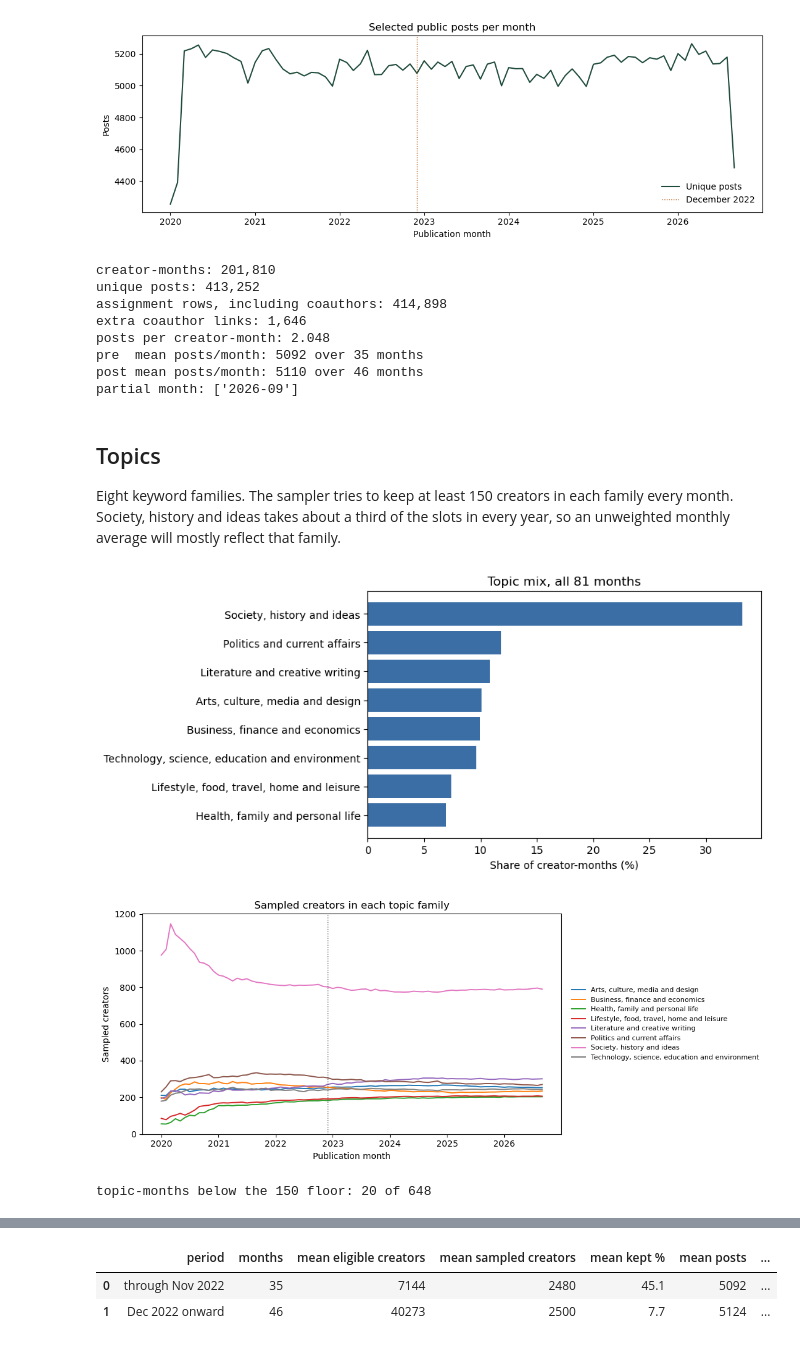
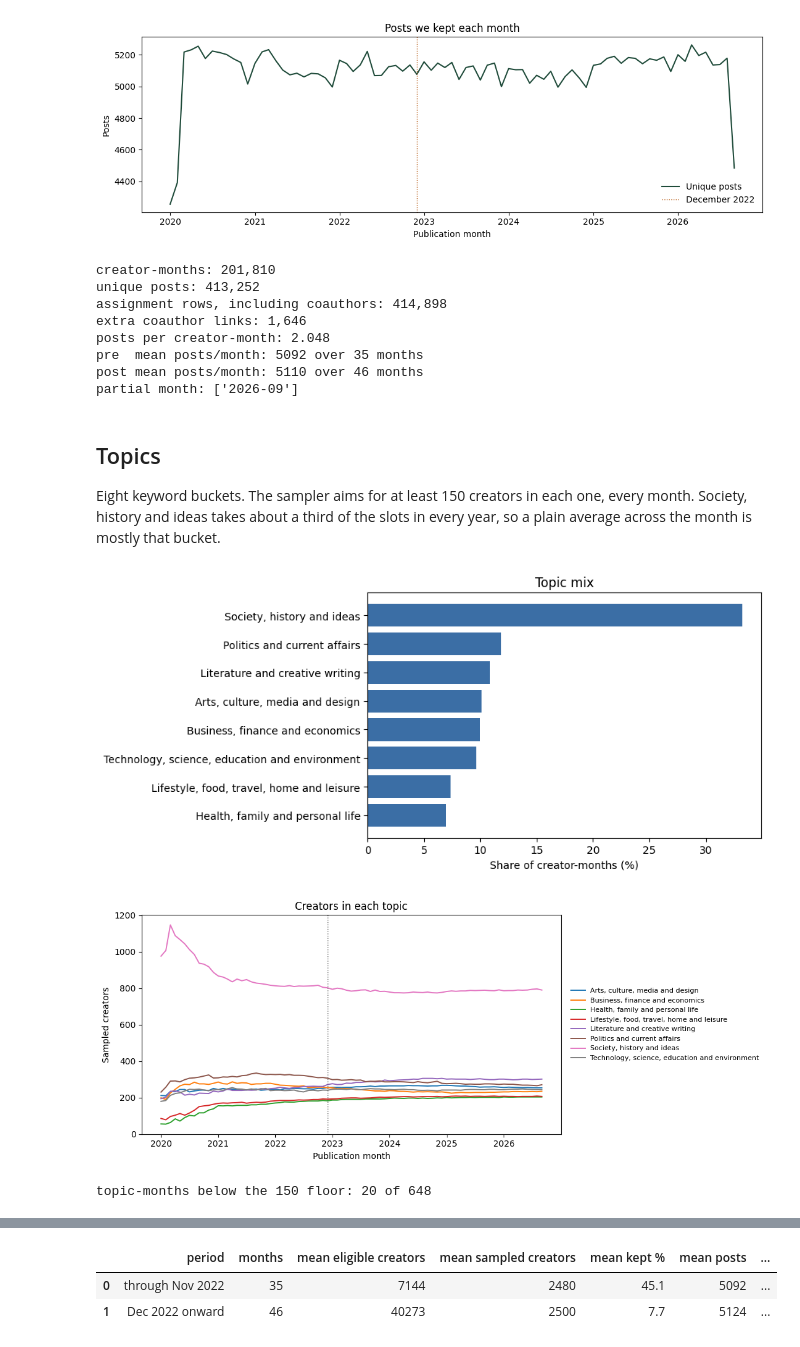
Before and after one commit to mbadu1/cap-folder, a Jupyter notebook: notebooks/substack_sample_eda.ipynb, the cells around one changed output, grey strips where cells are left out. Cells and saved outputs as stored; diff of their text form; code cells hidden in the pictures.

```diff
--- a/notebooks/substack_sample_eda.ipynb
+++ b/notebooks/substack_sample_eda.ipynb
@@ -93,7 +87,7 @@ ax.plot(manifests["month"], manifests["unique_selected_texts"], color="#1f4b3a",
 ax.axvline(CUT, color="#b45309", ls=":", lw=1, label="December 2022")
 ax.set_ylabel("Posts")
 ax.set_xlabel("Publication month")
-ax.set_title("Selected public posts per month")
+ax.set_title("Posts we kept each month")
 ax.legend(frameon=False)
 fig.tight_layout()
 plt.show()
@@ -109,7 +103,7 @@ print(f"pre  mean posts/month: {pre['unique_selected_texts'].mean():.0f} over {l
 print(f"post mean posts/month: {post['unique_selected_texts'].mean():.0f} over {len(post)} months")
 print("partial month:", manifests.loc[manifests["is_partial_month"], "month"].dt.strftime("%Y-%m").tolist())
 # %% [output]
-[figure, old version]
+[figure, new version]
 creator-months: 201,810
 unique posts: 413,252
 assignment rows, including coauthors: 414,898
@@ -121,42 +115,42 @@ partial month: ['2026-09']
 # %% [markdown]
 ## Topics
 
-Eight keyword families. The sampler tries to keep at least 150 creators in each family every month. Society, history and ideas takes about a third of the slots in every year, so an unweighted monthly average will mostly reflect that family.
+Eight keyword buckets. The sampler aims for at least 150 creators in each one, every month. Society, history and ideas takes about a third of the slots in every year, so a plain average across the month is mostly that bucket.
 # %%
 topic_totals = (
     coverage.groupby("topic_family", as_index=False)["sampled_creators"]
     .sum()
     .sort_values("sampled_creators")
 )
 topic_totals["share_pct"] = 100 * topic_totals["sampled_creators"] / topic_totals["sampled_creators"].sum()
 
 fig, ax = plt.subplots(figsize=(9, 4.2))
 ax.barh(topic_totals["topic_family"], topic_totals["share_pct"], color="#3b6ea5")
 ax.set_xlabel("Share of creator-months (%)")
-ax.set_title("Topic mix, all 81 months")
+ax.set_title("Topic mix")
 fig.tight_layout()
 plt.show()
 
 wide = coverage.pivot(index="year_month", columns="topic_family", values="sampled_creators")
 fig, ax = plt.subplots(figsize=(11, 4.5))
 for name in wide.columns:
     ax.plot(wide.index, wide[name], lw=1.4, label=name)
 ax.axvline(CUT, color="#444444", ls=":", lw=1)
 ax.set_ylabel("Sampled creators")
 ax.set_xlabel("Publication month")
-ax.set_title("Sampled creators in each topic family")
+ax.set_title("Creators in each topic")
 ax.legend(frameon=False, fontsize=8, loc="center left", bbox_to_anchor=(1.01, 0.5))
 fig.tight_layout()
 plt.show()
 
 short = coverage.loc[coverage["topic_floor_shortfall"] > 0,
     ["year_month", "topic_family", "eligible_candidate_creators", "sampled_creators", "topic_floor_shortfall"]].copy()
 short["year_month"] = short["year_month"].dt.strftime("%Y-%m")
 print(f"topic-months below the 150 floor: {len(short)} of {len(coverage)}")
 short
 # %% [output]
-[figure, old version]
+[figure, new version]
-[figure, old version]
+[figure, new version]
 topic-months below the 150 floor: 20 of 648
 |  | year_month | topic_family | eligible_candidate_creators | sampled_creators | topic_floor_shortfall |
 | 6 | 2020-01 | Health, family and personal life | 55 | 55 | 95 |
```
Also changed, not shown: parts of 17 cells of this notebook, 8 other files.
